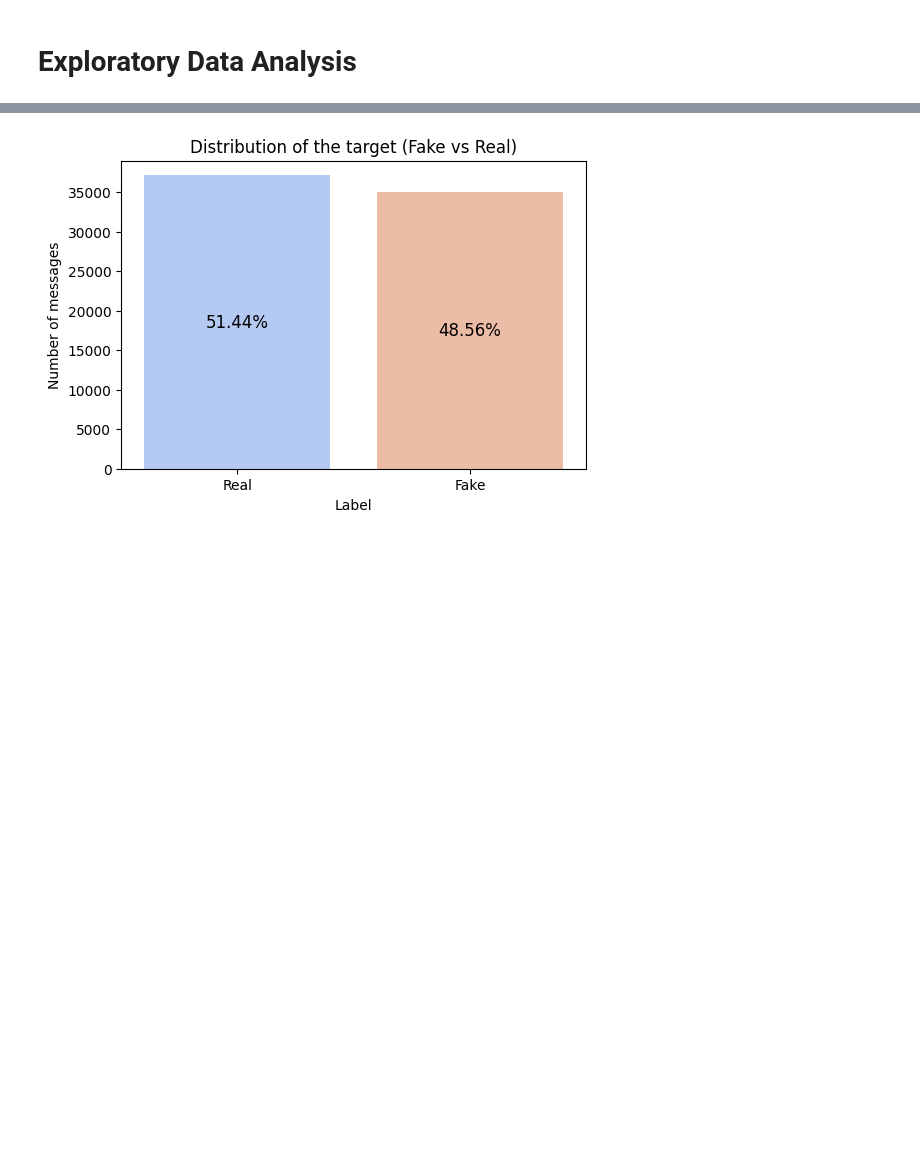
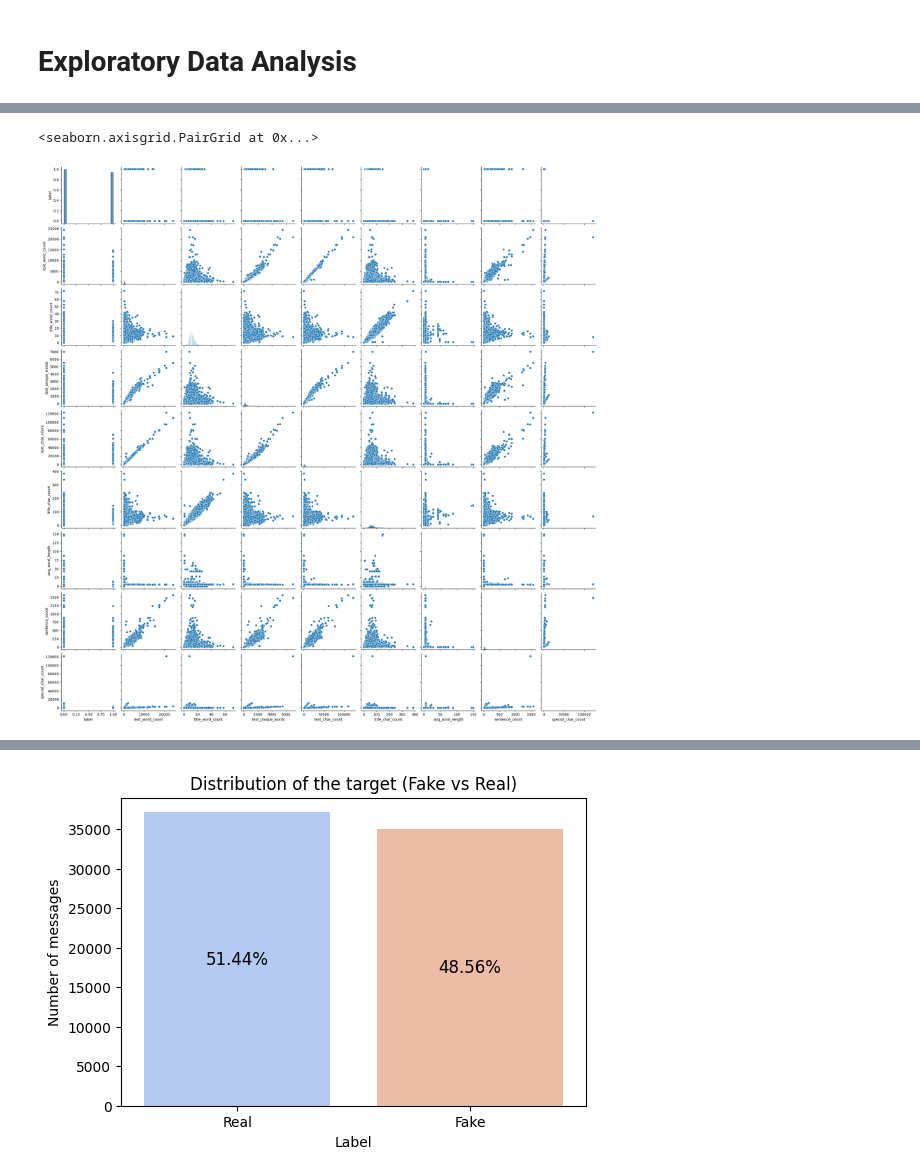
Before and after one commit to katjaweb/mlops-fake-news-prediction, a Jupyter notebook: fake-news-detection.ipynb, the cells around one changed output, grey strips where cells are left out. Saved outputs shown, nothing was run; the diff lists cells and outputs as text; code cells hidden in the pictures; blank space fills up the shorter version.

```diff
--- a/fake-news-detection.ipynb
+++ b/fake-news-detection.ipynb
@@ -79,0 +209,8 @@ df['special_char_count'] = df['text'].apply(lambda x: special_char_count(str(x))
+# %%
+df = prepare_features(df)
+# %%
+path = './data/df_prepared_features.csv'
+with open(path, 'w', encoding='utf-8', newline='') as file:
+    df.to_csv(file, index=False)
+
+print(f"CSV file was successfully saved under: {path}")
@@ -79,0 +219,5 @@ df['special_char_count'] = df['text'].apply(lambda x: special_char_count(str(x))
+# %%
+with open('./data/df_prepared_features.csv', 'r', encoding='utf-8') as file:
+    df = pd.read_csv(file)
+
+df.head()
@@ -146,0 +395,5 @@ Statistical overview of categorical features:
+# %%
+sns.pairplot(df)
+# %% [output]
+<seaborn.axisgrid.PairGrid at 0x...>
+[figure, added]
```
Also changed, not shown: parts of 83 cells of this notebook, 2 other files.
